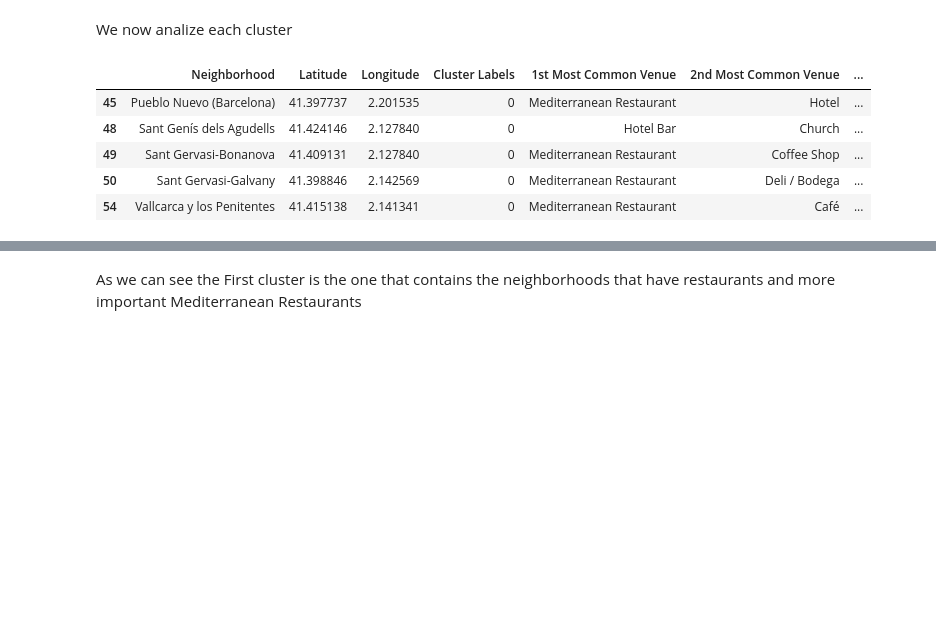
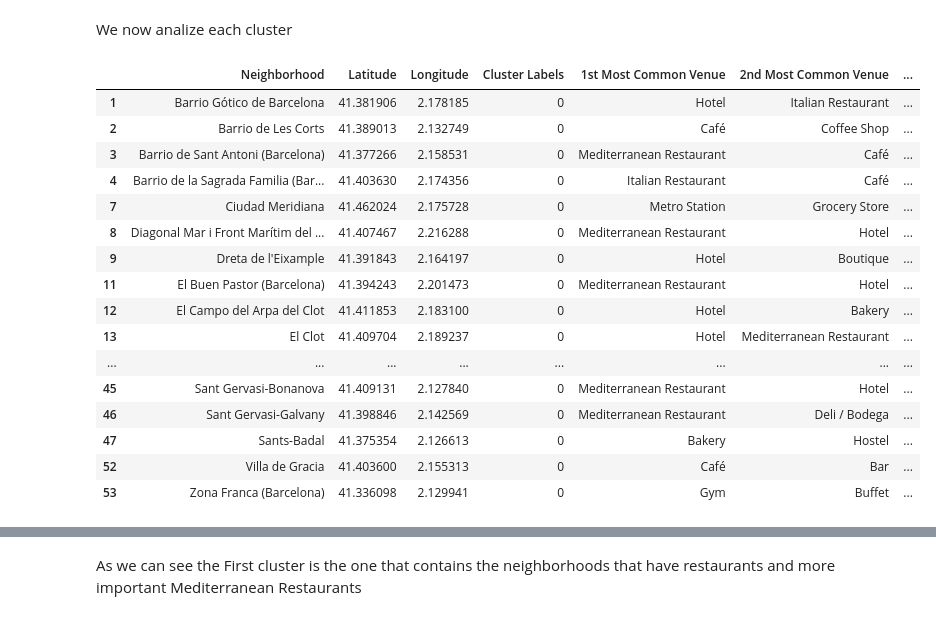
Before and after one commit to FranMorillo/Capstone_Project, a Jupyter notebook: Distribution Center for Mediterranean Restaurants.ipynb, the cells around one changed output, grey strips where cells are left out. Cells and saved outputs as stored; diff of their text form; code cells hidden in the pictures; blank space fills up the shorter version.

```diff
--- a/Distribution Center for Mediterranean Restaurants.ipynb
+++ b/Distribution Center for Mediterranean Restaurants.ipynb
@@ -137,3 +141,16 @@ For some of the neighborhoods in Barcelona, geocode was not able to get their co
 prueba=result
 prueba1=prueba.drop([3,10,13,17,22,25,28,43,50,51,57,62,63,55,59])
 Barcelona=prueba1.reset_index(drop=True)
+Barcelona=Barcelona.drop([31])
+Barcelona=Barcelona.reset_index(drop=True)
+Barcelona=Barcelona.drop([34])
+Barcelona=Barcelona.reset_index(drop=True)
+Barcelona=Barcelona.drop([17])
+Barcelona=Barcelona.reset_index(drop=True)
+Barcelona=Barcelona.drop([37])
+Barcelona=Barcelona.reset_index(drop=True)
+Barcelona=Barcelona.drop([18])
+Barcelona=Barcelona.reset_index(drop=True)
+Barcelona=Barcelona.drop([17])
+Barcelona=Barcelona.reset_index(drop=True)
+Barcelona
@@ -142,7 +177,7 @@ Using a for loop and geocode we obtain the coordinates of the remaining Neighbor
 # %%
 Latitude=[]
 Longitude=[]
-for x in range(0,60):
+for x in range(0,54):
     Location=Barcelona.loc[x]
     url = 'https://maps.googleapis.com/maps/api/geocode/json?key={}&address={}'.format(API_key, Location)
     response = requests.get(url).json()
@@ -305,8 +341,8 @@ Barcelona_onehot.head()
 # %%
 # move neighborhood column to the first column
 colnames = Barcelona_onehot.columns.tolist()
-#print(colnames.index('Neighborhood'))
-fixed_columns = [Barcelona_onehot.columns[192]] + list(Barcelona_onehot.columns[:192])
+print(colnames.index('Neighborhood'))
+fixed_columns = [Barcelona_onehot.columns[180]] + list(Barcelona_onehot.columns[:180])
 Barcelona_onehot = Barcelona_onehot[fixed_columns]
 Barcelona_onehot.head()
 # %% [output]
@@ -395,7 +434,7 @@ Then we intercept all the vertical lines that are right below of the horizontal
 # %%
 # set number of clusters
 
-kclusters = 5
+kclusters = 3
 
 Barcelona_grouped_clustering = Barcelona_grouped.drop('Neighborhood', 1)
 
@@ -464,12 +501,23 @@ Cluster_4=Barcelona_merged.loc[Barcelona_merged['Cluster Labels'] == 4, Barcelon
 # %%
-Cluster_0.tail()
+Cluster_0
 # %% [output]
 |  | Neighborhood | Latitude | Longitude | Cluster Labels | 1st Most Common Venue | 2nd Most Common Venue | ... |
-| 45 | Pueblo Nuevo (Barcelona) | 41.397737 | 2.201535 | 0 | Mediterranean Restaurant | Hotel | ... |
-| 48 | Sant Genís dels Agudells | 41.424146 | 2.127840 | 0 | Hotel Bar | Church | ... |
-| 49 | Sant Gervasi-Bonanova | 41.409131 | 2.127840 | 0 | Mediterranean Restaurant | Coffee Shop | ... |
-| 50 | Sant Gervasi-Galvany | 41.398846 | 2.142569 | 0 | Mediterranean Restaurant | Deli / Bodega | ... |
-| 54 | Vallcarca y los Penitentes | 41.415138 | 2.141341 | 0 | Mediterranean Restaurant | Café | ... |
+| 1 | Barrio Gótico de Barcelona | 41.381906 | 2.178185 | 0 | Hotel | Italian Restaurant | ... |
+| 2 | Barrio de Les Corts | 41.389013 | 2.132749 | 0 | Café | Coffee Shop | ... |
+| 3 | Barrio de Sant Antoni (Barcelona) | 41.377266 | 2.158531 | 0 | Mediterranean Restaurant | Café | ... |
+| 4 | Barrio de la Sagrada Familia (Bar... | 41.403630 | 2.174356 | 0 | Italian Restaurant | Café | ... |
+| 7 | Ciudad Meridiana | 41.462024 | 2.175728 | 0 | Metro Station | Grocery Store | ... |
+| 8 | Diagonal Mar i Front Marítim del ... | 41.407467 | 2.216288 | 0 | Mediterranean Restaurant | Hotel | ... |
+| 9 | Dreta de l'Eixample | 41.391843 | 2.164197 | 0 | Hotel | Boutique | ... |
+| 11 | El Buen Pastor (Barcelona) | 41.394243 | 2.201473 | 0 | Mediterranean Restaurant | Hotel | ... |
+| 12 | El Campo del Arpa del Clot | 41.411853 | 2.183100 | 0 | Hotel | Bakery | ... |
+| 13 | El Clot | 41.409704 | 2.189237 | 0 | Hotel | Mediterranean Restaurant | ... |
+| ... | ... | ... | ... | ... | ... | ... | ... |
+| 45 | Sant Gervasi-Bonanova | 41.409131 | 2.127840 | 0 | Mediterranean Restaurant | Hotel | ... |
+| 46 | Sant Gervasi-Galvany | 41.398846 | 2.142569 | 0 | Mediterranean Restaurant | Deli / Bodega | ... |
+| 47 | Sants-Badal | 41.375354 | 2.126613 | 0 | Bakery | Hostel | ... |
+| 52 | Villa de Gracia | 41.403600 | 2.155313 | 0 | Café | Bar | ... |
+| 53 | Zona Franca (Barcelona) | 41.336098 | 2.129941 | 0 | Gym | Buffet | ... |
 # %%
 Cluster_1
 # %% [output]
```
Also changed, not shown: parts of 30 cells of this notebook.
